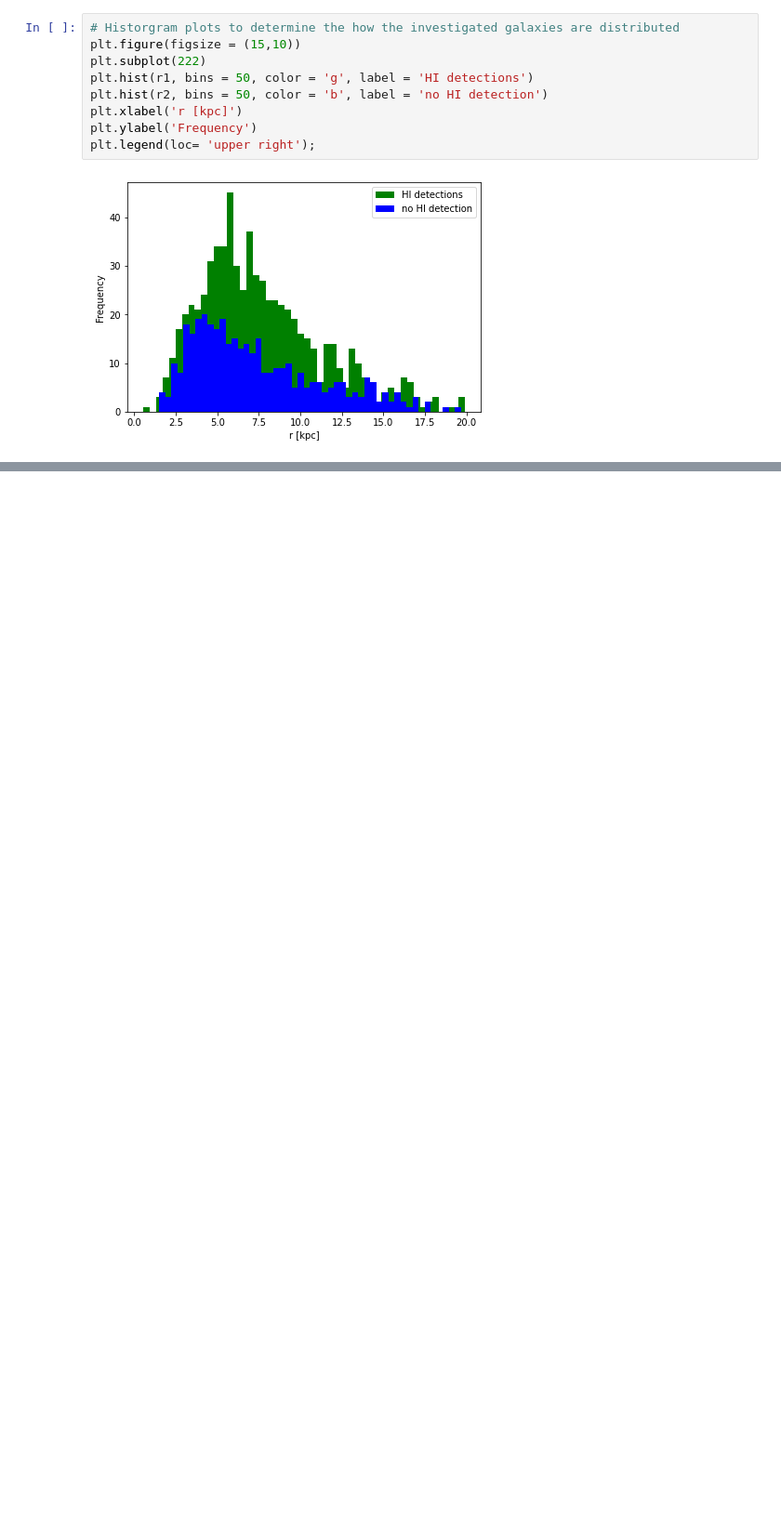
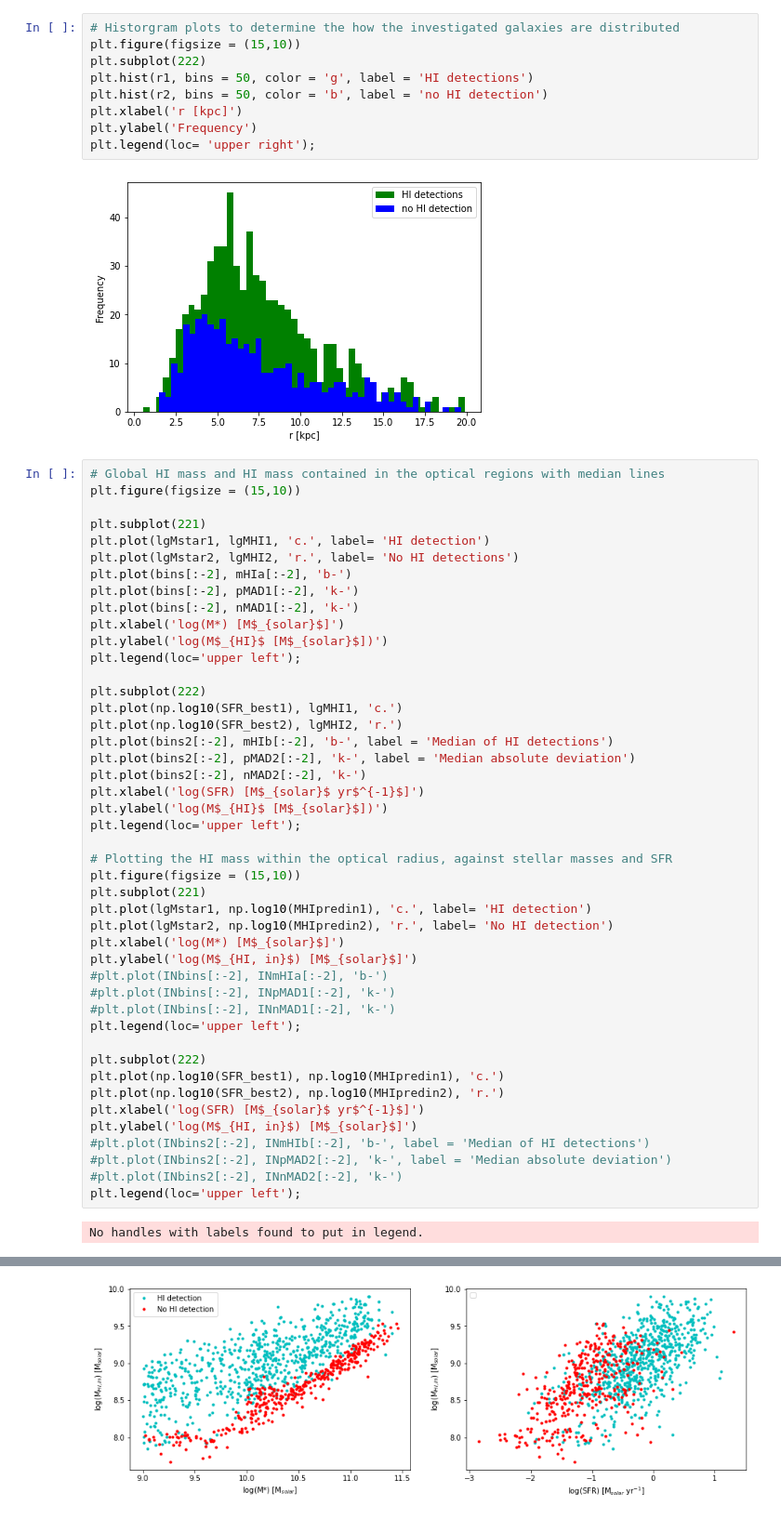
Before and after one commit to Luke-Williams-01/Luke-Williams-01, a Jupyter notebook: ICRARproject.ipynb, the cells around one changed output, grey strips where cells are left out. Shown at 93% size. Cells and saved outputs as stored; diff of their text form; blank space fills up the shorter version.

```diff
--- a/ICRARproject.ipynb
+++ b/ICRARproject.ipynb
@@ -547,3 +581,50 @@ plt.ylabel('Frequency')
 plt.legend(loc= 'upper right');
 # %% [output]
 [figure]
+# %%
+# Global HI mass and HI mass contained in the optical regions with median lines
+plt.figure(figsize = (15,10))
+
+plt.subplot(221)
+plt.plot(lgMstar1, lgMHI1, 'c.', label= 'HI detection')
+plt.plot(lgMstar2, lgMHI2, 'r.', label= 'No HI detections')
+plt.plot(bins[:-2], mHIa[:-2], 'b-')
+plt.plot(bins[:-2], pMAD1[:-2], 'k-')
+plt.plot(bins[:-2], nMAD1[:-2], 'k-')
+plt.xlabel('log(M*) [M$_{solar}$]')
+plt.ylabel('log(M$_{HI}$ [M$_{solar}$])')
+plt.legend(loc='upper left');
+
+plt.subplot(222)
+plt.plot(np.log10(SFR_best1), lgMHI1, 'c.')
+plt.plot(np.log10(SFR_best2), lgMHI2, 'r.')
+plt.plot(bins2[:-2], mHIb[:-2], 'b-', label = 'Median of HI detections')
+plt.plot(bins2[:-2], pMAD2[:-2], 'k-', label = 'Median absolute deviation')
+plt.plot(bins2[:-2], nMAD2[:-2], 'k-')
+plt.xlabel('log(SFR) [M$_{solar}$ yr$^{-1}$]')
+plt.ylabel('log(M$_{HI}$ [M$_{solar}$])')
+plt.legend(loc='upper left');
+
+# Plotting the HI mass within the optical radius, against stellar masses and SFR
+plt.figure(figsize = (15,10))
+plt.subplot(221)
+plt.plot(lgMstar1, np.log10(MHIpredin1), 'c.', label= 'HI detection')
+plt.plot(lgMstar2, np.log10(MHIpredin2), 'r.', label= 'No HI detection')
+plt.xlabel('log(M*) [M$_{solar}$]')
+plt.ylabel('log(M$_{HI, in}$) [M$_{solar}$]')
+#plt.plot(INbins[:-2], INmHIa[:-2], 'b-')
+#plt.plot(INbins[:-2], INpMAD1[:-2], 'k-')
+#plt.plot(INbins[:-2], INnMAD1[:-2], 'k-')
+plt.legend(loc='upper left');
+
+plt.subplot(222)
+plt.plot(np.log10(SFR_best1), np.log10(MHIpredin1), 'c.')
+plt.plot(np.log10(SFR_best2), np.log10(MHIpredin2), 'r.')
+plt.xlabel('log(SFR) [M$_{solar}$ yr$^{-1}$]')
+plt.ylabel('log(M$_{HI, in}$) [M$_{solar}$]')
+#plt.plot(INbins2[:-2], INmHIb[:-2], 'b-', label = 'Median of HI detections')
+#plt.plot(INbins2[:-2], INpMAD2[:-2], 'k-', label = 'Median absolute deviation')
+#plt.plot(INbins2[:-2], INnMAD2[:-2], 'k-')
+plt.legend(loc='upper left');
+# %% [output]
+No handles with labels found to put in legend.
@@ -549,0 +632 @@ plt.legend(loc= 'upper right');
+[figure, added]
```
Also changed, not shown: parts of 4 cells of this notebook.
